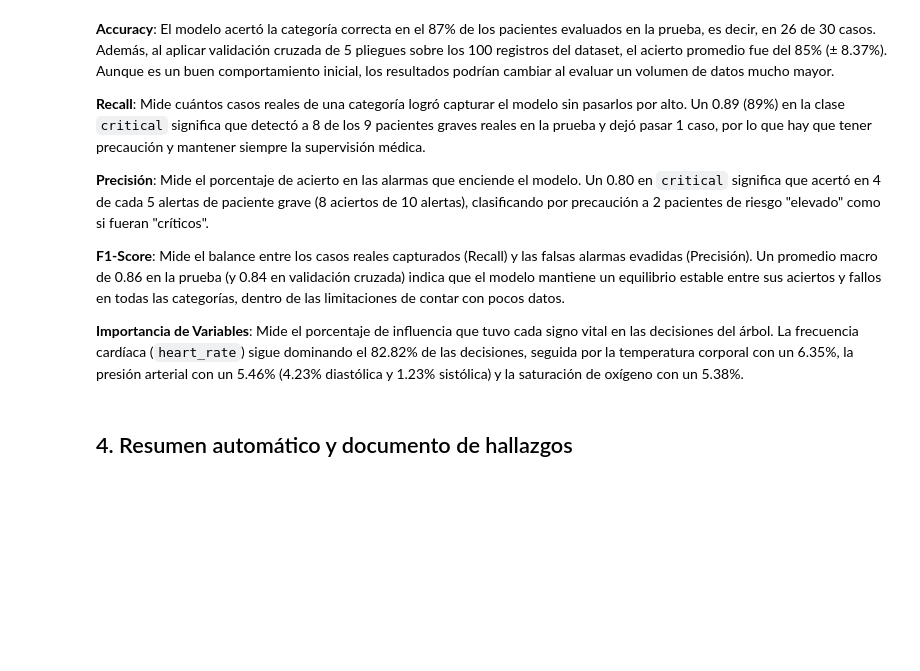
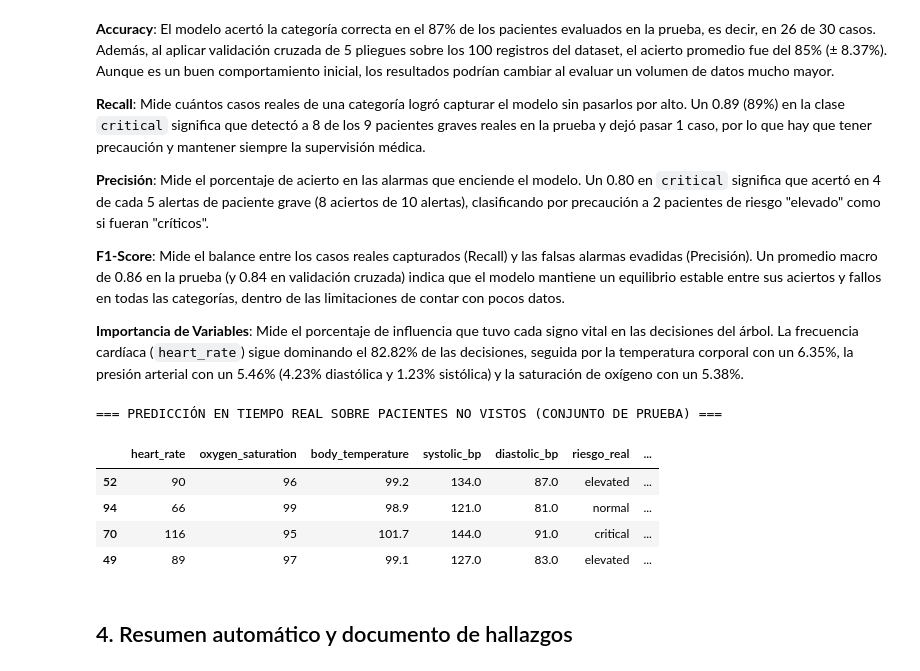
Before and after one commit to JuanDavidRamirezGarcia/ML_2026Q4, a Jupyter notebook: src/sincronicas/evidencia3_arbol_decision.ipynb, the cells around one changed output. Drawn from its saved outputs; the diff is of its cells as text; code cells hidden in the pictures; blank space fills up the shorter version.

Commit message:
[skip ci] limpiar reportes y reponder pregunta con datos que el modelo no ha visto

```diff
--- a/src/sincronicas/evidencia3_arbol_decision.ipynb
+++ b/src/sincronicas/evidencia3_arbol_decision.ipynb
@@ -234,6 +233,33 @@ oxygen_saturation         5.376574
 **F1-Score**: Mide el balance entre los casos reales capturados (Recall) y las falsas alarmas evadidas (Precisión). Un promedio macro de 0.86 en la prueba (y 0.84 en validación cruzada) indica que el modelo mantiene un equilibrio estable entre sus aciertos y fallos en todas las categorías, dentro de las limitaciones de contar con pocos datos.
 
 **Importancia de Variables**: Mide el porcentaje de influencia que tuvo cada signo vital en las decisiones del árbol. La frecuencia cardíaca (`heart_rate`) sigue dominando el 82.82% de las decisiones, seguida por la temperatura corporal con un 6.35%, la presión arterial con un 5.46% (4.23% diastólica y 1.23% sistólica) y la saturación de oxígeno con un 5.38%.
+# %%
+import pandas as pd
+# 1. Tomar pacientes reales del 30% de prueba (datos que el modelo no vio al entrenar)
+# (Si tu instancia de ArbolDecision se llama distinto a 'arbol', cambia el nombre aquí)
+df_prueba = arbol.X_test.copy()
+df_prueba["riesgo_real"] = arbol.y_test.values
+
+# 2. Seleccionar 1 ejemplo de cada categoría (normal, elevated, critical) + 1 caso adicional
+casos_no_vistos = df_prueba.groupby("riesgo_real", group_keys=False).head(1).copy()
+if len(casos_no_vistos) < 4:
+    adicional = df_prueba.drop(casos_no_vistos.index).head(4 - len(casos_no_vistos))
+    casos_no_vistos = pd.concat([casos_no_vistos, adicional])
+
+# 3. Ejecutar predicción en tiempo real
+X_eval = casos_no_vistos[list(arbol.modelo.feature_names_in_)]
+casos_no_vistos["riesgo_predicho"] = arbol.modelo.predict(X_eval)
+casos_no_vistos["confianza_%"] = (arbol.modelo.predict_proba(X_eval).max(axis=1) * 100).round(2)
+
+print("=== PREDICCIÓN EN TIEMPO REAL SOBRE PACIENTES NO VISTOS (CONJUNTO DE PRUEBA) ===")
+display(casos_no_vistos)
+# %% [output]
+=== PREDICCIÓN EN TIEMPO REAL SOBRE PACIENTES NO VISTOS (CONJUNTO DE PRUEBA) ===
+|  | heart_rate | oxygen_saturation | body_temperature | systolic_bp | diastolic_bp | riesgo_real | ... |
+| 52 | 90 | 96 | 99.2 | 134.0 | 87.0 | elevated | ... |
+| 94 | 66 | 99 | 98.9 | 121.0 | 81.0 | normal | ... |
+| 70 | 116 | 95 | 101.7 | 144.0 | 91.0 | critical | ... |
+| 49 | 89 | 97 | 99.1 | 127.0 | 83.0 | elevated | ... |
 # %% [markdown]
 ## 4. Resumen automático y documento de hallazgos
 # %%
```
Also changed, not shown: parts of 2 cells of this notebook, 5 other files.
